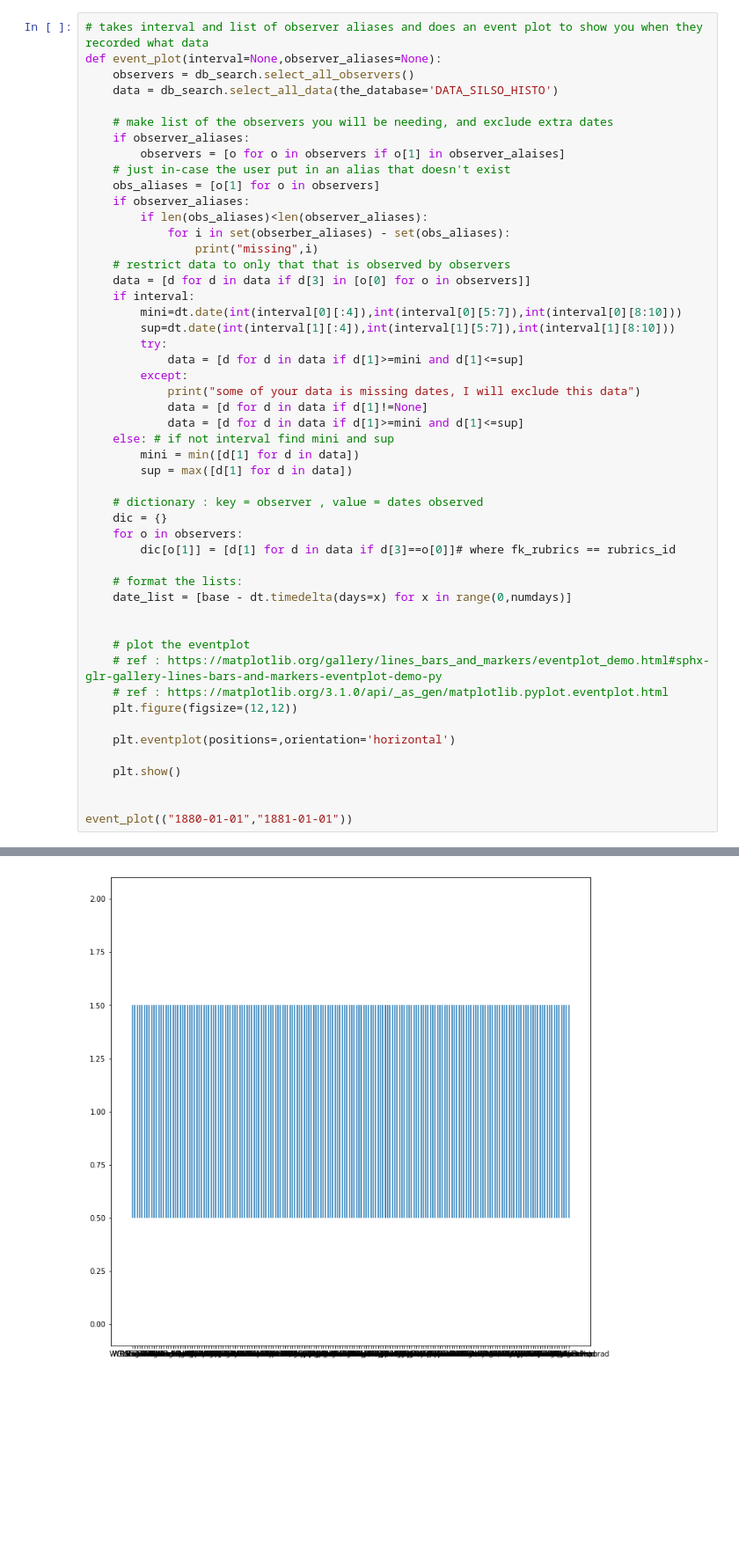
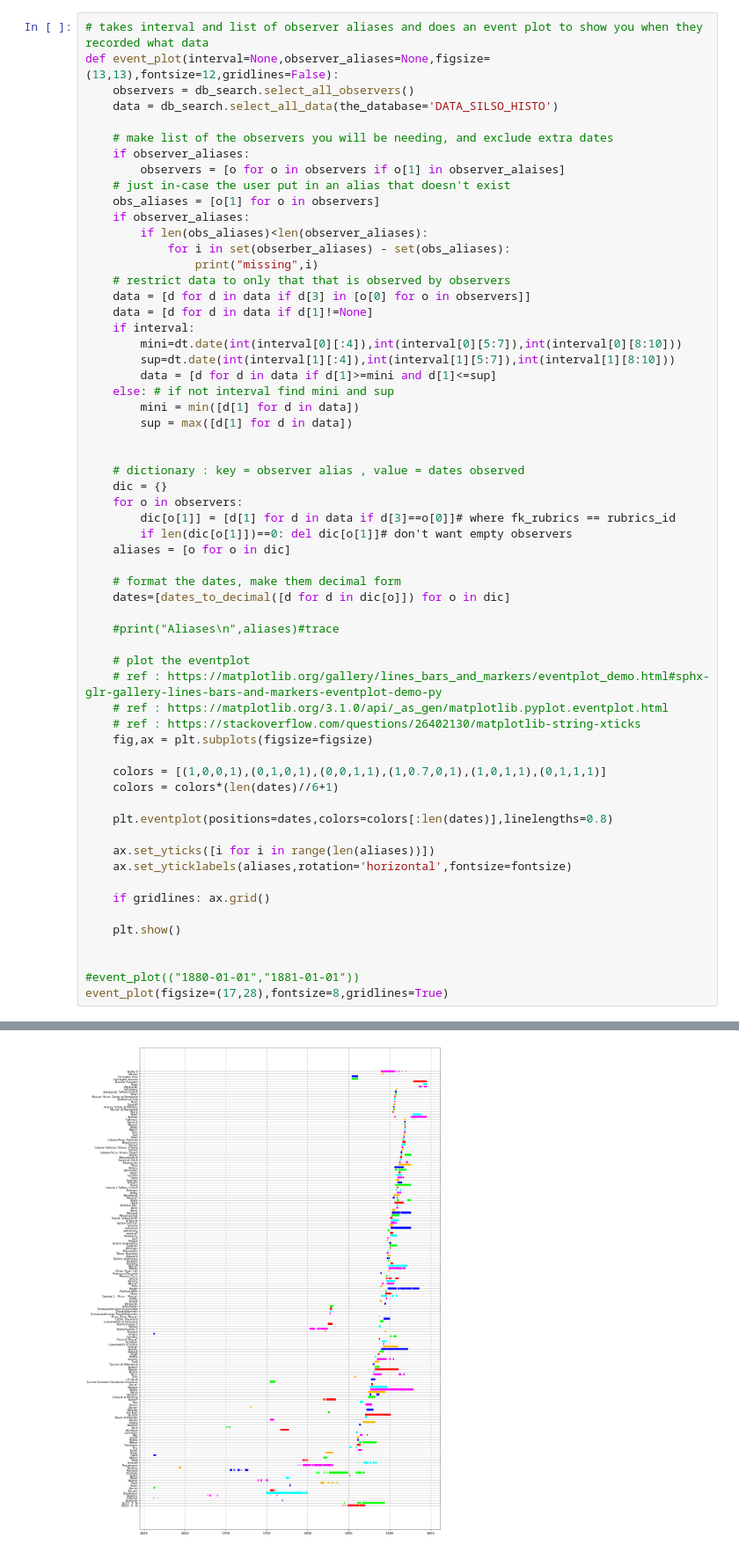
Before and after one commit to dcxSt/DATA_SILSO_HISTO_search, a Jupyter notebook: Frequency and number of observation plots.ipynb, the cells around one changed output, grey strips where cells are left out. Shown: that part at 88% size. Cells and saved outputs as stored; diff of their text form; blank space fills up the shorter version.

Commit message:
check out my shiney new method in graphs_helper.py

```diff
--- a/Frequency and number of observation plots.ipynb
+++ b/Frequency and number of observation plots.ipynb
@@ -32,6 +32,6 @@ Closing MySQL connection...
 # %%
 # takes interval and list of observer aliases and does an event plot to show you when they recorded what data
-def event_plot(interval=None,observer_aliases=None):
+def event_plot(interval=None,observer_aliases=None,figsize=(13,13),fontsize=12,gridlines=False):
     observers = db_search.select_all_observers()
     data = db_search.select_all_data(the_database='DATA_SILSO_HISTO')
 
@@ -46,39 +46,49 @@ def event_plot(interval=None,observer_aliases=None):
                 print("missing",i)
     # restrict data to only that that is observed by observers
     data = [d for d in data if d[3] in [o[0] for o in observers]]
+    data = [d for d in data if d[1]!=None]
     if interval:
         mini=dt.date(int(interval[0][:4]),int(interval[0][5:7]),int(interval[0][8:10]))
         sup=dt.date(int(interval[1][:4]),int(interval[1][5:7]),int(interval[1][8:10]))
-        try:
-            data = [d for d in data if d[1]>=mini and d[1]<=sup]
-        except:
-            print("some of your data is missing dates, I will exclude this data")
-            data = [d for d in data if d[1]!=None]
-            data = [d for d in data if d[1]>=mini and d[1]<=sup]
+        data = [d for d in data if d[1]>=mini and d[1]<=sup]
     else: # if not interval find mini and sup
         mini = min([d[1] for d in data])
         sup = max([d[1] for d in data])
 
-    # dictionary : key = observer , value = dates observed
+
+    # dictionary : key = observer alias , value = dates observed
     dic = {}
     for o in observers:
         dic[o[1]] = [d[1] for d in data if d[3]==o[0]]# where fk_rubrics == rubrics_id
+        if len(dic[o[1]])==0: del dic[o[1]]# don't want empty observers
+    aliases = [o for o in dic]
 
-    # format the lists:
-    date_list = [base - dt.timedelta(days=x) for x in range(0,numdays)]
+    # format the dates, make them decimal form
+    dates=[dates_to_decimal([d for d in dic[o]]) for o in dic]
 
+    #print("Aliases\n",aliases)#trace
 
     # plot the eventplot
     # ref : https://matplotlib.org/gallery/lines_bars_and_markers/eventplot_demo.html#sphx-glr-gallery-lines-bars-and-markers-eventplot-demo-py
     # ref : https://matplotlib.org/3.1.0/api/_as_gen/matplotlib.pyplot.eventplot.html
-    plt.figure(figsize=(12,12))
+    # ref : https://stackoverflow.com/questions/26402130/matplotlib-string-xticks
+    fig,ax = plt.subplots(figsize=figsize)
 
-    plt.eventplot(positions=,orientation='horizontal')
+    colors = [(1,0,0,1),(0,1,0,1),(0,0,1,1),(1,0.7,0,1),(1,0,1,1),(0,1,1,1)]
+    colors = colors*(len(dates)//6+1)
+
+    plt.eventplot(positions=dates,colors=colors[:len(dates)],linelengths=0.8)
+
+    ax.set_yticks([i for i in range(len(aliases))])
+    ax.set_yticklabels(aliases,rotation='horizontal',fontsize=fontsize)
+
+    if gridlines: ax.grid()
 
     plt.show()
 
 
-event_plot(("1880-01-01","1881-01-01"))
+#event_plot(("1880-01-01","1881-01-01"))
+event_plot(figsize=(17,28),fontsize=8,gridlines=True)
 # %% [output]
 mysql connection successfully established with DATA_SILSO_HISTO
 observers sucessfully retrieved
@@ -91 +100 @@ some of your data is missing dates, I will exclude this data
-[figure, old version]
+[figure, new version]
```
Also changed, not shown: parts of 5 cells of this notebook, 1 other file.
